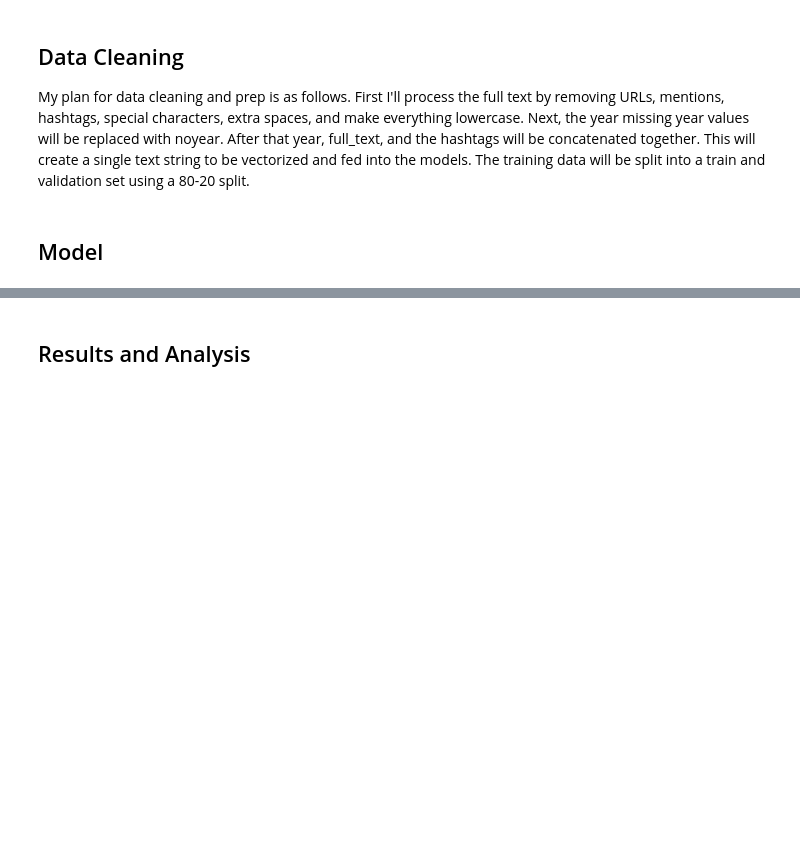
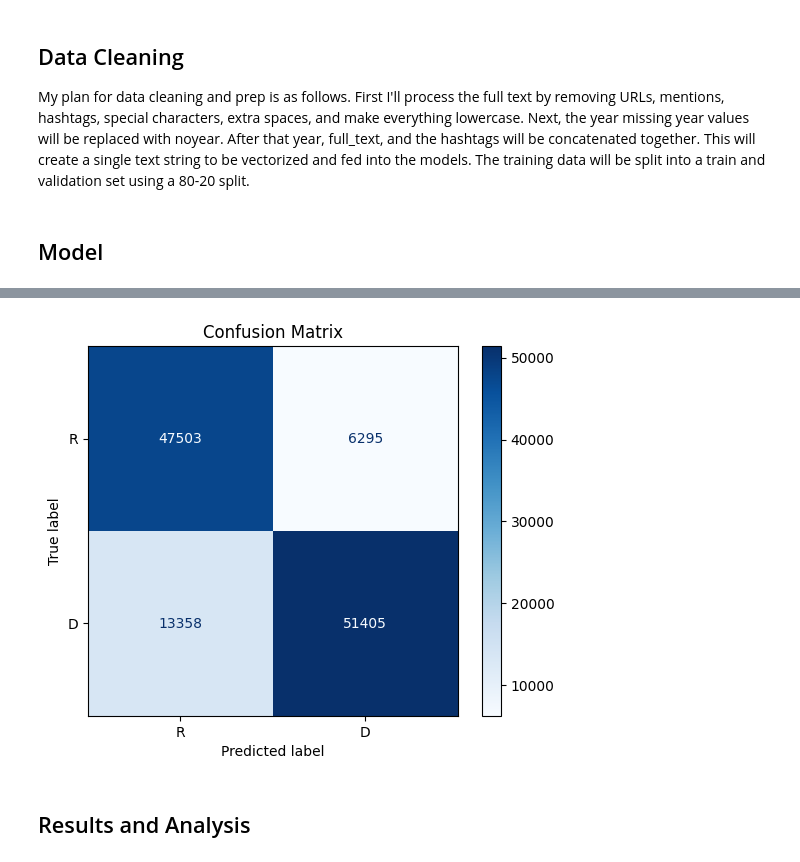
Before and after one commit to Saganoky/DTSA-5511-Deep-Learning-Final-Project, a Jupyter notebook: dtsa-5511-final.ipynb, the cells around one changed output, grey strips where cells are left out. Drawn from its saved outputs; the diff is of its cells as text; code cells hidden in the pictures; blank space fills up the shorter version.

```diff
--- a/dtsa-5511-final.ipynb
+++ b/dtsa-5511-final.ipynb
@@ -405,0 +405,16 @@ plt.ylim(0, None)
+# %%
+from sklearn.metrics import confusion_matrix, ConfusionMatrixDisplay
+
+
+
+# Get predictions on the validation set
+y_val_pred_logits = model.predict(np.array(X_val.values, dtype=object))
+y_val_pred = (tf.sigmoid(y_val_pred_logits).numpy().flatten() > 0.5).astype(int)
+
+# Compute confusion matrix
+cm = confusion_matrix(y_val, y_val_pred)
+disp = ConfusionMatrixDisplay(confusion_matrix=cm, display_labels=['R', 'D'])
+disp.plot(cmap=plt.cm.Blues)
+plt.title('Confusion Matrix')
+plt.show()
+# %% [output]
@@ -405,0 +422 @@ plt.ylim(0, None)
+[figure, added]
```
Also changed, not shown: parts of 17 cells of this notebook.
